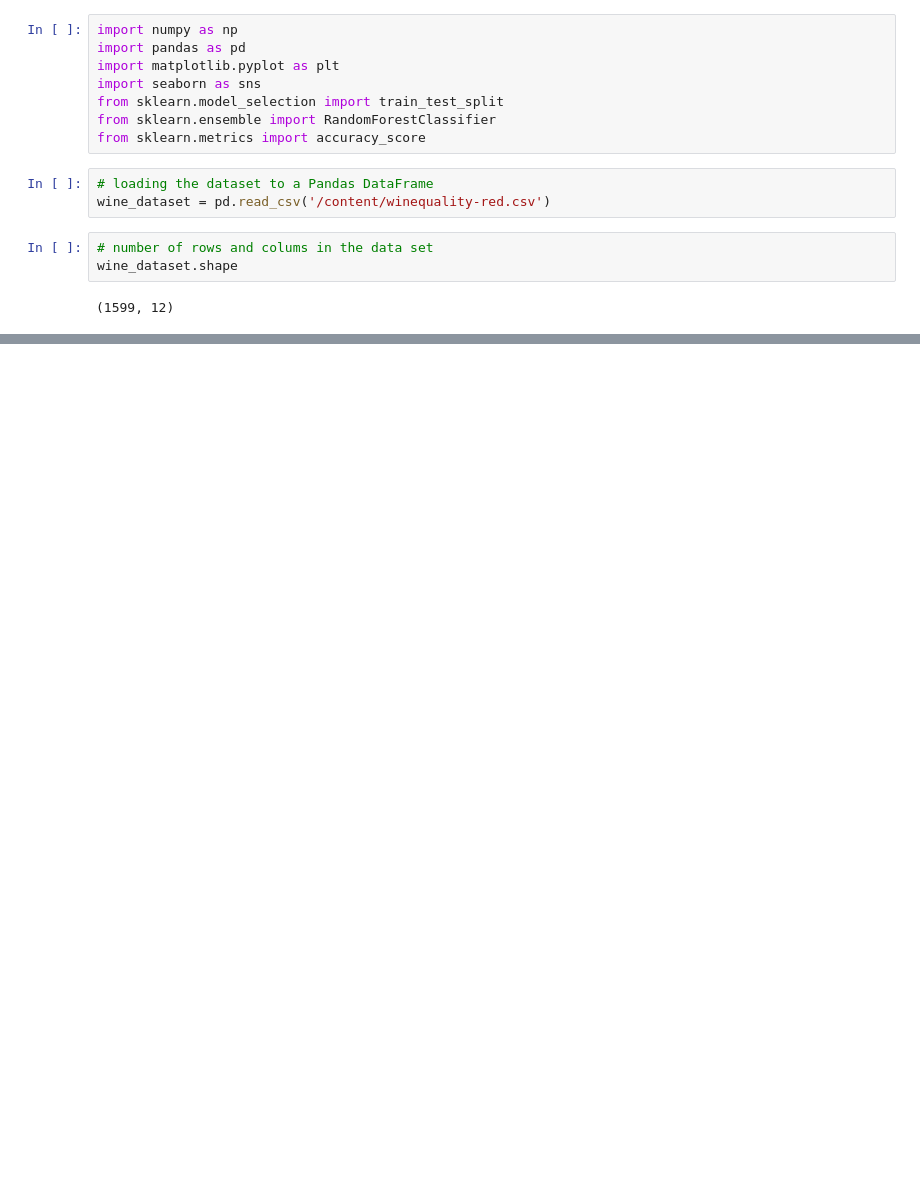
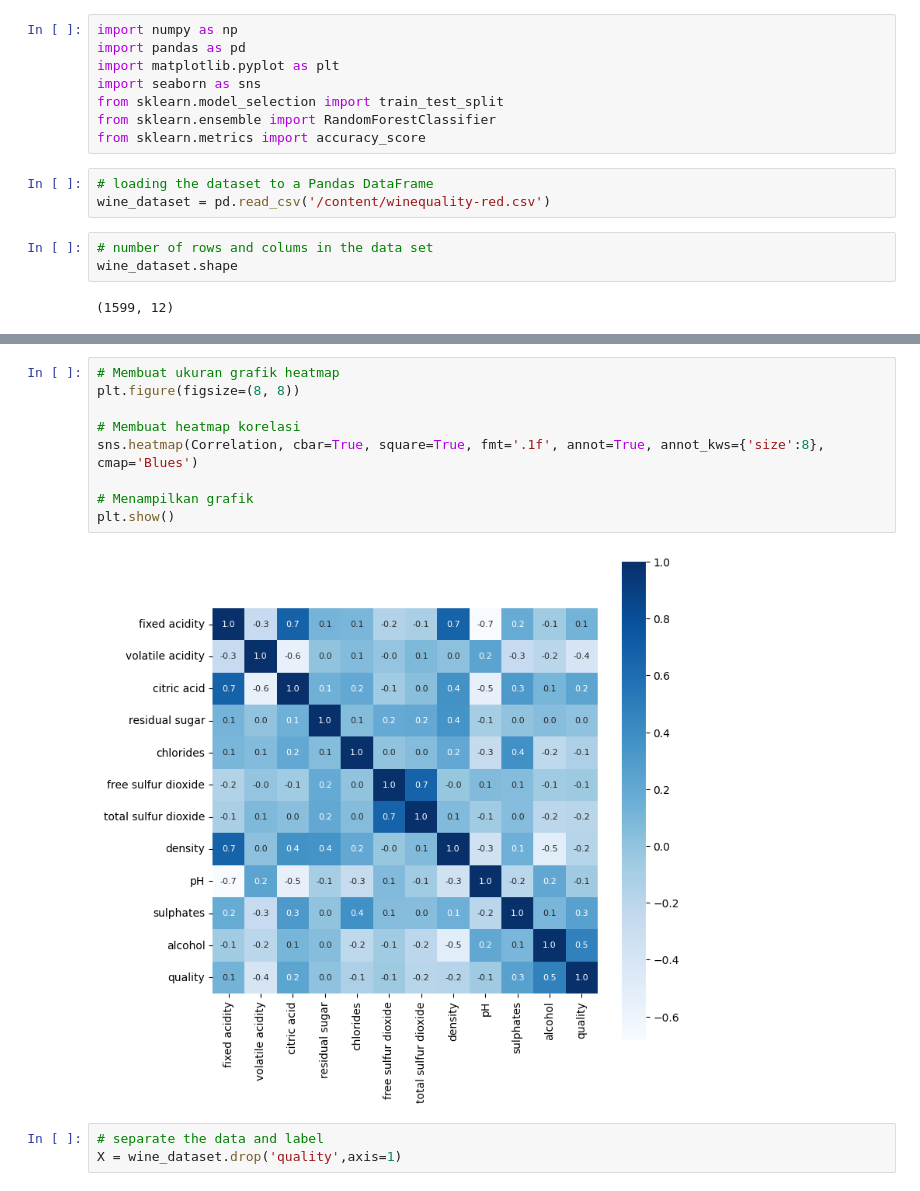
Before and after one commit to fauzia-annisa/Project-7-wine-quality-prediction, a Jupyter notebook: project7_wine_quality_prediction.ipynb, the cells around one changed output, grey strips where cells are left out. Saved outputs shown, nothing was run; the diff lists cells and outputs as text; blank space fills up the shorter version.

```diff
--- a/project7_wine_quality_prediction.ipynb
+++ b/project7_wine_quality_prediction.ipynb
@@ -18,0 +80,14 @@ wine_dataset.shape
+# %%
+# Membuat ukuran grafik heatmap
+plt.figure(figsize=(8, 8))
+
+# Membuat heatmap korelasi
+sns.heatmap(Correlation, cbar=True, square=True, fmt='.1f', annot=True, annot_kws={'size':8}, cmap='Blues')
+
+# Menampilkan grafik
+plt.show()
+# %% [output]
+[figure, added]
+# %%
+# separate the data and label
+X = wine_dataset.drop('quality',axis=1)
```
Also changed, not shown: parts of 11 cells of this notebook.
